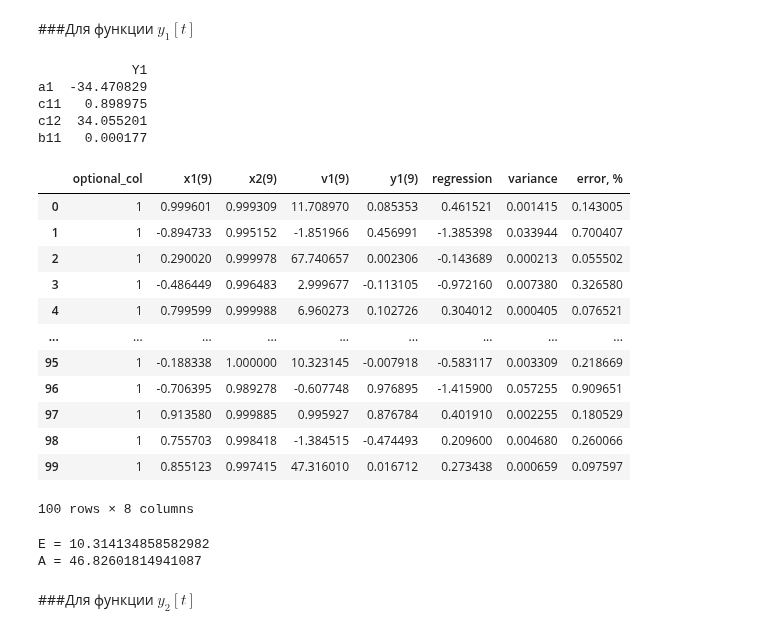
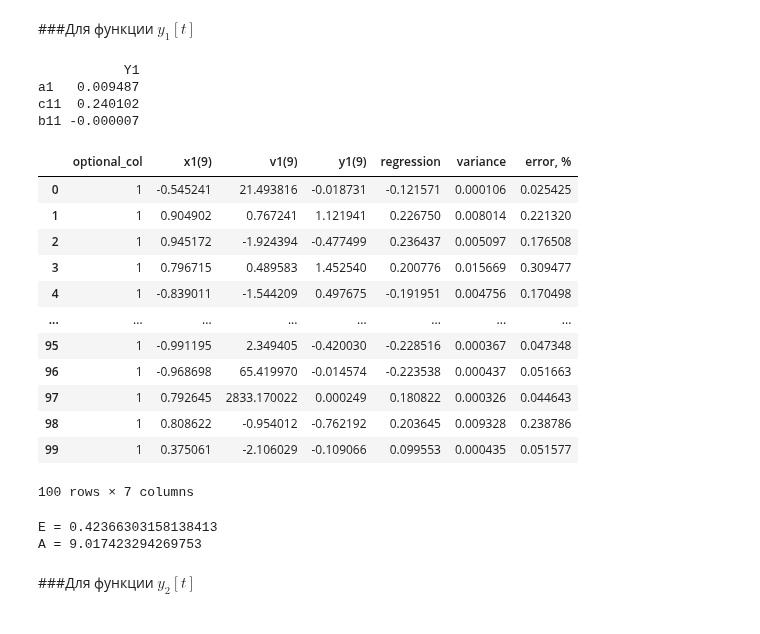
Before and after one commit to Viktory4121/MORD, a Jupyter notebook: ДОМ.ipynb, the cells around one changed output. Cells and saved outputs as stored; diff of their text form; code cells hidden in the pictures.

```diff
--- a/ДОМ.ipynb
+++ b/ДОМ.ipynb
@@ -53,7 +53,7 @@ def x2(x, v):
   return math.cos(v[1]**3)
 
 def x3(x, v):
-  return math.sin(math.tan(x[0] / x[2]) - 3**(v[2]))
+  return math.sin(math.tan(x[0] / x[1]) - 3**(v[2]))
 
 def v1(x, v):
   return (v[0] + math.tan(x[0])**2)
@@ -71,7 +71,7 @@ def y2(x, v):
   return math.sqrt(abs(math.sin(v[1])))
 
 def y3(x, v):
-  return v[2] * x[0] / (x[2] + 0.1)
+  return v[2] * x[0] / (x[1] + 0.1)
 
 functions = [x1, x2, x3, v1, v2, v3, y1, y2, y3]
 # %%
@@ -344,35 +342,34 @@ A = 57.82327536943369
 # %% [markdown]
 ###Для функции $y_1[t]$
 # %%
-#x1, x2, v1
-Y1_linear, Y1_linearTable = buildLinearRegretion(model_9, model_9, ['x1(9)', 'x2(9)', 'v1(9)', 'y1(9)'])
-print(pd.DataFrame(Y1_linear, columns=['Y1'], index=['a1', 'c11', 'c12', 'b11']))
+#x1, v1+
+Y1_linear, Y1_linearTable = buildLinearRegretion(model_9, model_9, ['x1(9)', 'v1(9)', 'y1(9)'])
+print(pd.DataFrame(Y1_linear, columns=['Y1'], index=['a1', 'c11', 'b11']))
 Y1_linearTable
 # %% [output]
-            Y1
-a1  -34.470829
-c11   0.898975
-c12  34.055201
-b11   0.000177
+           Y1
+a1   0.009487
+c11  0.240102
+b11 -0.000007
-|  | optional_col | x1(9) | x2(9) | v1(9) | y1(9) | regression | variance | error, % |
-| 0 | 1 | 0.999601 | 0.999309 | 11.708970 | 0.085353 | 0.461521 | 0.001415 | 0.143005 |
-| 1 | 1 | -0.894733 | 0.995152 | -1.851966 | 0.456991 | -1.385398 | 0.033944 | 0.700407 |
-| 2 | 1 | 0.290020 | 0.999978 | 67.740657 | 0.002306 | -0.143689 | 0.000213 | 0.055502 |
-| 3 | 1 | -0.486449 | 0.996483 | 2.999677 | -0.113105 | -0.972160 | 0.007380 | 0.326580 |
-| 4 | 1 | 0.799599 | 0.999988 | 6.960273 | 0.102726 | 0.304012 | 0.000405 | 0.076521 |
-| ... | ... | ... | ... | ... | ... | ... | ... | ... |
-| 95 | 1 | -0.188338 | 1.000000 | 10.323145 | -0.007918 | -0.583117 | 0.003309 | 0.218669 |
-| 96 | 1 | -0.706395 | 0.989278 | -0.607748 | 0.976895 | -1.415900 | 0.057255 | 0.909651 |
-| 97 | 1 | 0.913580 | 0.999885 | 0.995927 | 0.876784 | 0.401910 | 0.002255 | 0.180529 |
-| 98 | 1 | 0.755703 | 0.998418 | -1.384515 | -0.474493 | 0.209600 | 0.004680 | 0.260066 |
-| 99 | 1 | 0.855123 | 0.997415 | 47.316010 | 0.016712 | 0.273438 | 0.000659 | 0.097597 |
+|  | optional_col | x1(9) | v1(9) | y1(9) | regression | variance | error, % |
+| 0 | 1 | -0.545241 | 21.493816 | -0.018731 | -0.121571 | 0.000106 | 0.025425 |
+| 1 | 1 | 0.904902 | 0.767241 | 1.121941 | 0.226750 | 0.008014 | 0.221320 |
+| 2 | 1 | 0.945172 | -1.924394 | -0.477499 | 0.236437 | 0.005097 | 0.176508 |
+| 3 | 1 | 0.796715 | 0.489583 | 1.452540 | 0.200776 | 0.015669 | 0.309477 |
+| 4 | 1 | -0.839011 | -1.544209 | 0.497675 | -0.191951 | 0.004756 | 0.170498 |
+| ... | ... | ... | ... | ... | ... | ... | ... |
+| 95 | 1 | -0.991195 | 2.349405 | -0.420030 | -0.228516 | 0.000367 | 0.047348 |
+| 96 | 1 | -0.968698 | 65.419970 | -0.014574 | -0.223538 | 0.000437 | 0.051663 |
+| 97 | 1 | 0.792645 | 2833.170022 | 0.000249 | 0.180822 | 0.000326 | 0.044643 |
+| 98 | 1 | 0.808622 | -0.954012 | -0.762192 | 0.203645 | 0.009328 | 0.238786 |
+| 99 | 1 | 0.375061 | -2.106029 | -0.109066 | 0.099553 | 0.000435 | 0.051577 |
-100 rows × 8 columns
+100 rows × 7 columns
 # %%
 print("E = " + str(sum(Y1_linearTable['variance'])))
 print("A = " + str(sum(Y1_linearTable['error, %'])))
 # %% [output]
-E = 10.314134858582982
-A = 46.82601814941087
+E = 0.42366303158138413
+A = 9.017423294269753
 # %% [markdown]
 ###Для функции $y_2[t]$
 # %%
```
Also changed, not shown: parts of 12 cells of this notebook.
